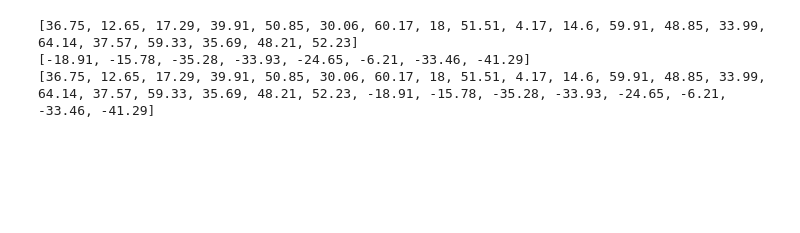
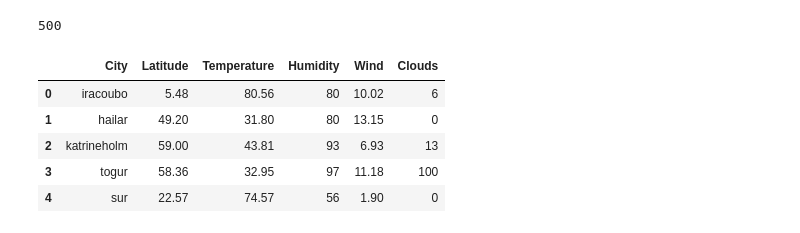
Before and after one commit to RobertEnglund/uom_stp-python-api-challenge, a Jupyter notebook: WeatherPy/WeatherPy.ipynb, the cells around one changed output. Cells and saved outputs as stored; diff of their text form; code cells hidden in the pictures; blank space fills up the shorter version.

```diff
--- a/WeatherPy/WeatherPy.ipynb
+++ b/WeatherPy/WeatherPy.ipynb
@@ -19,15 +19,27 @@ units = "imperial"
 query_url = f"{base_url}appid={owm_key}&units={units}&q="
+# %%
+#  Generate a list of 500 cities
+
+cities = []
+i = 0
+while len(cities)<500:
+    lat = np.random.randint(low=-90,high=90)
+    long = np.random.randint(low=-180,high=180)
+    city = (citipy.nearest_city(lat, long).city_name)
+    if city not in city_list:
+        cities.append(city)
+    i = i + 1
+    if i > 2000:
+        break
+
+if len(cities) < 500:
+    print ("You didn't get 500 cities - increase the break parameter")
+
+len(cities)
+# %% [output]
+500
 # %%
 # collect data from Open Weather
-
-# build list of cities to include
-cities = ["Algiers",
-          "Antananarivo", "Atjens", "Bamako", "Basseterre",
-          "Beijing", "Brasilia", "Brussels", "Cairo", "Canberra", "Cape Town",
-          "Gaborone", "Helsinki", "Jakarta", "Kingston",
-          "London", "Male", "Manila", "Oslo", "Paris", "Rabat", "Reykjavik",
-          "Santiago", "Seoul", "Stockholm", "Tokyo", "Vienna", "Warsaw", "Wellington"
-         ]
 
 # set up lists to hold reponse info
 valid_cities_n = []
@@ -53,39 +65,40 @@ for city in cities:
             temp_n.append(response['main']['temp'])
             humidity_n.append(response['main']['humidity'])
             wind_n.append(response['wind']['speed'])
             clouds_n.append(response['clouds']['all'])
         else:
             valid_cities_s.append(city)
             lat_s.append(response['coord']['lat'])
             temp_s.append(response['main']['temp'])
             humidity_s.append(response['main']['humidity'])
             wind_s.append(response['wind']['speed'])
             clouds_s.append(response['clouds']['all'])
 
 valid_cities = valid_cities_n + valid_cities_s
 lat = lat_n + lat_s
 temp = temp_n + temp_s
 humidity = humidity_n + humidity_s
 wind = wind_n + wind_s
 clouds = clouds_n + clouds_s
 
 # build dataframe from results
 weather_results_df = pd.DataFrame(
     {"City": valid_cities,
      "Latitude": lat,
      "Temperature": temp,
      "Humidity": humidity,
      "Wind": wind,
      "Clouds": clouds,
      })
 
-print (lat_n)
-print (lat_s)
-print (lat)
+weather_results_df.head()
 # %% [output]
-[36.75, 12.65, 17.29, 39.91, 50.85, 30.06, 60.17, 18, 51.51, 4.17, 14.6, 59.91, 48.85, 33.99, 64.14, 37.57, 59.33, 35.69, 48.21, 52.23]
-[-18.91, -15.78, -35.28, -33.93, -24.65, -6.21, -33.46, -41.29]
-[36.75, 12.65, 17.29, 39.91, 50.85, 30.06, 60.17, 18, 51.51, 4.17, 14.6, 59.91, 48.85, 33.99, 64.14, 37.57, 59.33, 35.69, 48.21, 52.23, -18.91, -15.78, -35.28, -33.93, -24.65, -6.21, -33.46, -41.29]
+|  | City | Latitude | Temperature | Humidity | Wind | Clouds |
+| 0 | iracoubo | 5.48 | 80.56 | 80 | 10.02 | 6 |
+| 1 | hailar | 49.20 | 31.80 | 80 | 13.15 | 0 |
+| 2 | katrineholm | 59.00 | 43.81 | 93 | 6.93 | 13 |
+| 3 | togur | 58.36 | 32.95 | 97 | 11.18 | 100 |
+| 4 | sur | 22.57 | 74.57 | 56 | 1.90 | 0 |
 # %%
 # Create scatter plots to show the following relationships from data gathered from Open Weather
 # 1. Temperature (F) vs. Latitude
```
Also changed, not shown: parts of 8 cells of this notebook.
